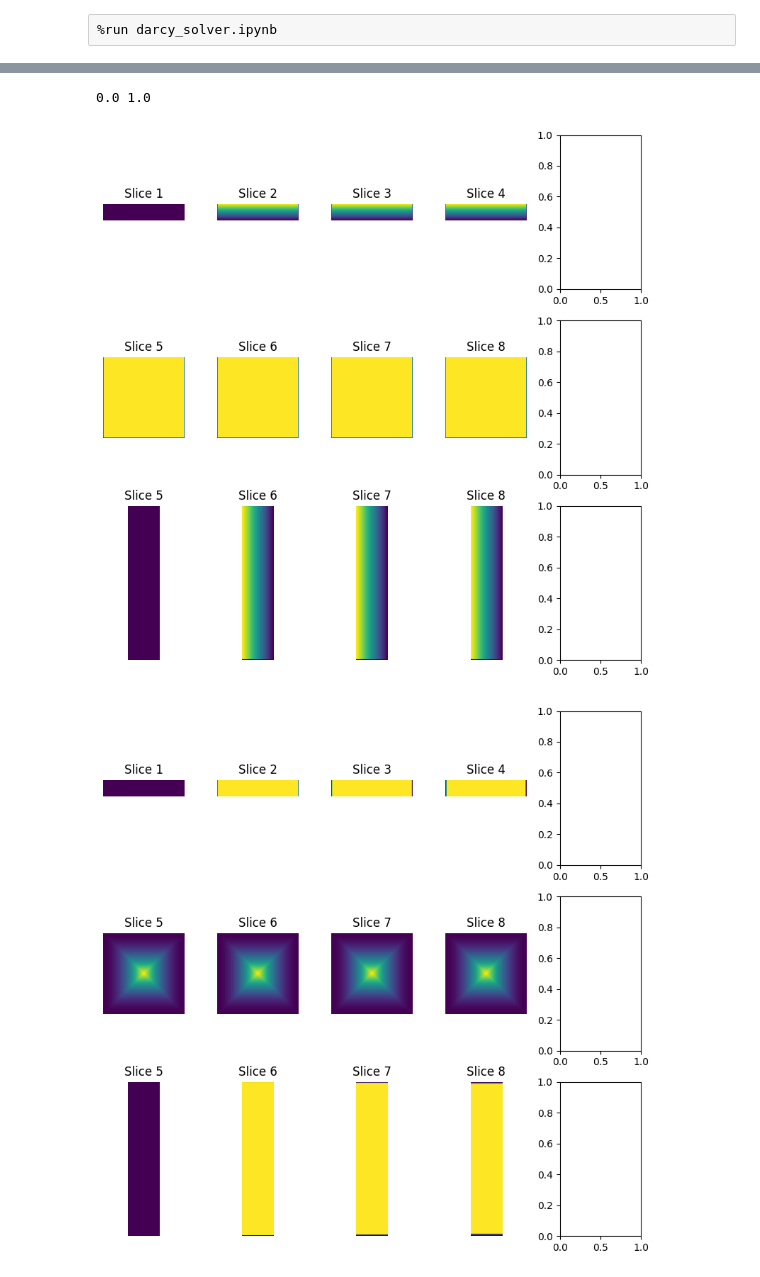
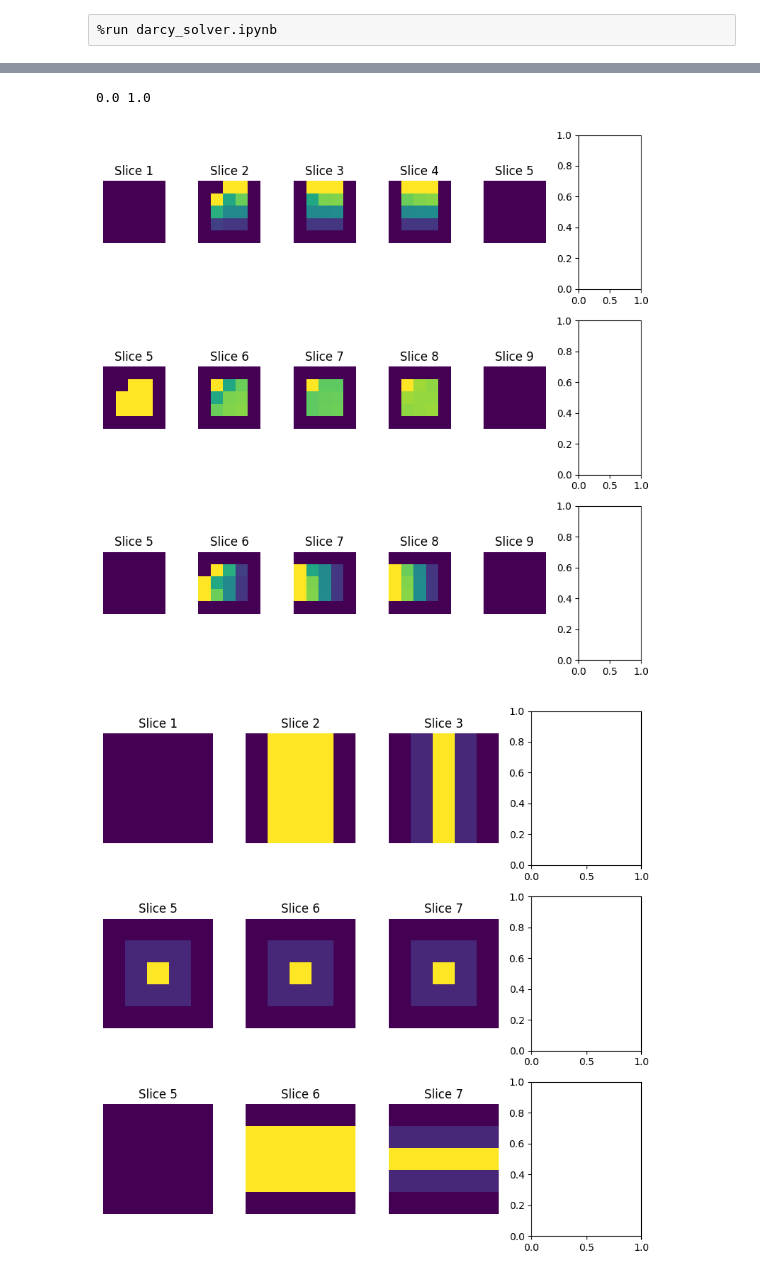
Before and after one commit to Arenhart/PyFlowSolver, a Jupyter notebook: notebooks/irregular_volume.ipynb, the cells around one changed output, grey strips where cells are left out. Cells and saved outputs as stored; diff of their text form; code cells hidden in the pictures.

Commit message:
fix bug when pores are behind inlets and outlets

```diff
--- a/notebooks/irregular_volume.ipynb
+++ b/notebooks/irregular_volume.ipynb
@@ -14,6 +14,7 @@ D:\repositories\PyFlowSolver
 # %%
 import porespy as ps
 # %%
+SOLID = 0
 PORE = 1
 INLET = 2
 OUTLET = 3
@@ -26,16 +27,30 @@ vol[17, 5:25, 3:19] = OUTLET
 '''
 '''
 vol = np.ones((5,5,5), dtype=np.uint8)
-vol[:,0,:] = 2
-vol[:, -1, :] = 3
-vol[2, 2, 2] = 0
+vol[:,0,:] = INLET
+#vol[2,1,2] = INLET
+#vol[2,0,2] = SOLID
+vol[:, -1, :] = OUTLET
+vol[2, 2, 2] = SOLID
 boundary_volume = vol
 '''
+vol = np.zeros((5,5,5), dtype=np.uint8)
+vol[1:-1, :, 1:-1] = PORE
+vol[1:-1,0,1:-1] = INLET
+vol[1,1,1] = INLET
+vol[1,0,1] = PORE
+#vol[2,1,2] = INLET
+#vol[2,0,2] = SOLID
+vol[1:-1, -1, 1:-1] = OUTLET
+boundary_volume = vol
+
+'''
 vol = np.zeros((202, 41, 202), dtype=np.uint8)
-vol[1:-1, :, 1:-1,] = 1
-vol[1:-1, 0, 1:-1] = 2
-vol[1:-1, -1, 1:-1] = 3
-
+vol[1:-1, :, 1:-1,] = PORE
+vol[1:-1, 0, 1:-1] = INLET
+vol[50:150, 1, 50:150] = INLET
+vol[50:150, 0, 50:150] = SOLID
+'''
 boundary_volume = vol
 SCALE = (0.02,) * 3
 # %%
@@ -216,13 +229,13 @@ print(raveled_solution[:,:,:])
 # %%
 print(raveled_solution.min(), raveled_solution.max())
-plt_show(raveled_solution, 4)
+plt_show(raveled_solution, 5)
 # %% [output]
 0.0 1.0
-[figure, old version]
+[figure, new version]
 # %%
-plt_show(con_vol, 4)
+plt_show(con_vol, 3)
 # %% [output]
-[figure, old version]
+[figure, new version]
 # %%
 pressure_field = raveled_solution
 x_pressure_gradient = np.zeros_like(pressure_field)
```
Also changed, not shown: parts of 16 cells of this notebook, 4 other files.
